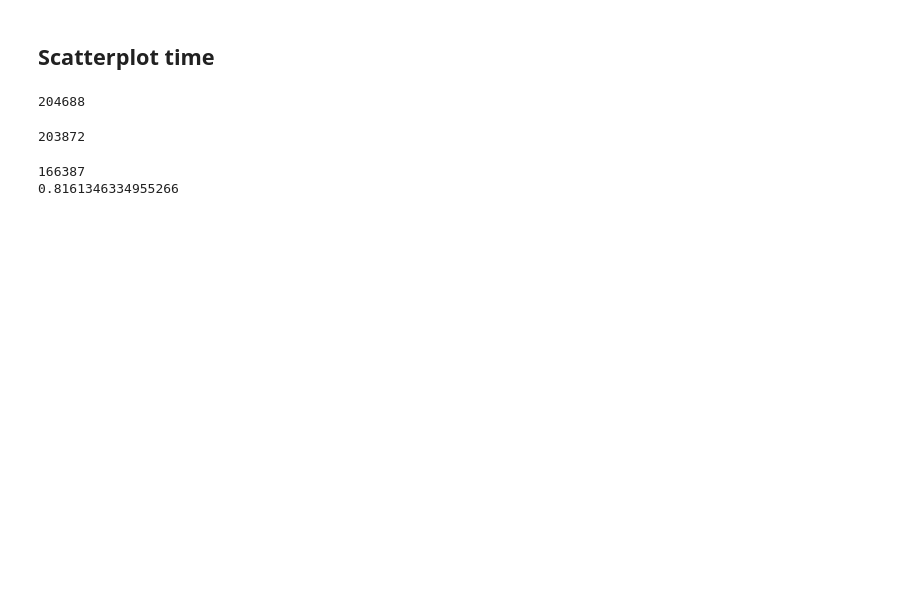
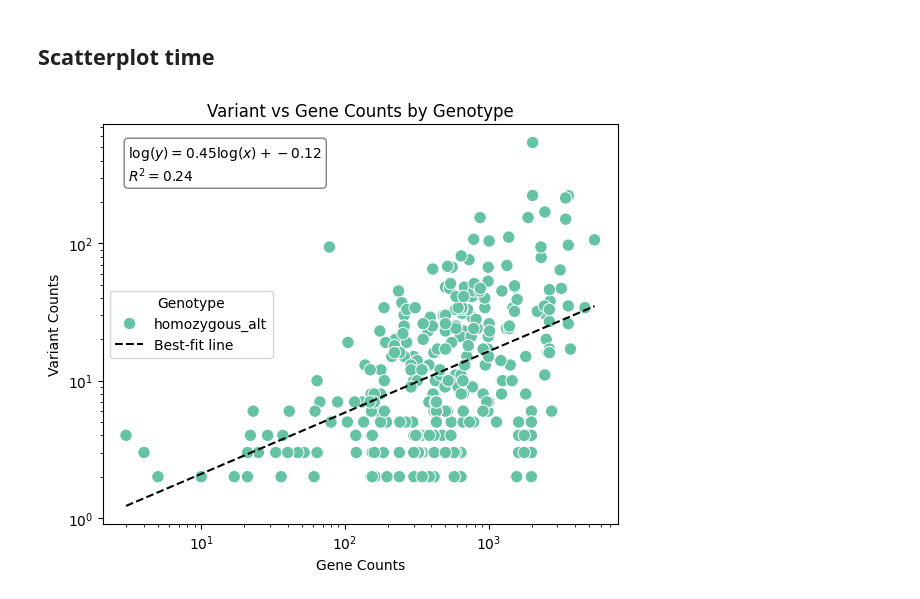
Before and after one commit to pachterlab/RLSRP_2025, a Jupyter notebook: notebooks/Fig3_geuvadis.ipynb, the cells around one changed output. Drawn from its saved outputs; the diff is of its cells as text; code cells hidden in the pictures; blank space fills up the shorter version.

```diff
--- a/notebooks/Fig3_geuvadis.ipynb
+++ b/notebooks/Fig3_geuvadis.ipynb
@@ -402,0 +290,6 @@ adata_vcrs.var = adata_vcrs.var.merge(
+# %%
+#!!!! TEMP - DELETE
+adata_reference.obs['experiment_alias_underscores_only'] = (
+    adata_reference.obs['experiment_alias_underscores_only']
+    .str.replace(r'[.:]', '_', regex=True)
+)
@@ -402,0 +354,3 @@ adata_vcrs.var = adata_vcrs.var.merge(
+# %%
+adata_vcrs_single_sample = adata_vcrs_single_sample[:, (adata_vcrs_single_sample.var['genotype'] > 0) & (adata_vcrs_single_sample.var['vcrs_count'] > 0) & (~adata_vcrs_single_sample.var['gene'].isna())].copy()
+adata_vcrs_single_sample
@@ -403,25 +370,52 @@ adata_vcrs.var = adata_vcrs.var.merge(
 # %% [markdown]
 ## Scatterplot time
 # %%
-scatterplot_df = adata_vcrs.var[["variant_counts", "gene_counts", "genotype"]].copy()
+from scipy.stats import linregress
+
+scatterplot_df = adata_vcrs_single_sample.var[["variant_count", "gene_count", "genotype"]].copy()
 scatterplot_df["genotype"] = scatterplot_df["genotype"].astype("category")
 scatterplot_df["genotype"] = scatterplot_df["genotype"].cat.rename_categories({0: "homozygous_ref", 1: "heterozygous", 2: "homozygous_alt"})
+
+scatterplot_df = scatterplot_df[(scatterplot_df["variant_count"] > 0) & (scatterplot_df["gene_count"] > 0)].copy()
+
+# Log-transform for regression
+x_log = np.log10(scatterplot_df["gene_count"])
+y_log = np.log10(scatterplot_df["variant_count"])
+
+# Fit line in log-log space
+slope, intercept, r_value, p_value, std_err = linregress(x_log, y_log)
+
+# Predicted line (in log space)
+x_vals = np.linspace(x_log.min(), x_log.max(), 100)
+y_vals = slope * x_vals + intercept
 
 plt.figure(figsize=(6, 5))
 sns.scatterplot(
     data=scatterplot_df,
-    x="variant_counts",
-    y="gene_counts",
+    y="variant_count",
+    x="gene_count",
     hue="genotype",
     palette="Set2",
     s=80  # adjust marker size
 )
 
+# Plot best-fit line
+plt.plot(10**x_vals, 10**y_vals, color="black", linestyle="--", label="Best-fit line")
+
+# Annotate equation and R²
+eq_text = f"$\log(y) = {slope:.2f} \log(x) + {intercept:.2f}$\n$R^2 = {r_value**2:.2f}$"
+plt.text(0.05, 0.95, eq_text, transform=plt.gca().transAxes,
+         verticalalignment='top', fontsize=10, bbox=dict(boxstyle="round", fc="white", ec="gray"))
+
 plt.title("Variant vs Gene Counts by Genotype")
-plt.xlabel("Variant Counts")
-plt.ylabel("Gene Counts")
+plt.xscale("log")
+plt.yscale("log")
+plt.ylabel("Variant Counts")
+plt.xlabel("Gene Counts")
 plt.legend(title="Genotype")
 plt.tight_layout()
 out_file = os.path.join(out_dir, f"variant_vs_gene_counts_scatterplot_sample_{sample_index}_w{w}_k{k}.png")
 plt.savefig(out_file, dpi=300)
 plt.show()
+# %% [output]
+[figure, added]
@@ -438,14 +421,0 @@ variant_headers_old = set(variants_old['variant_header'].tolist())
-# %%
-len(variant_headers_old)
-# %% [output]
-204688
-# %%
-len(variant_headers_new)
-# %% [output]
-203872
-# %%
-print(len(variant_headers_old & variant_headers_new))
-print(len(variant_headers_old & variant_headers_new) / len(variant_headers_new))
-# %% [output]
-166387
-0.8161346334955266
```
Also changed, not shown: parts of 17 cells of this notebook, 9 other files.
